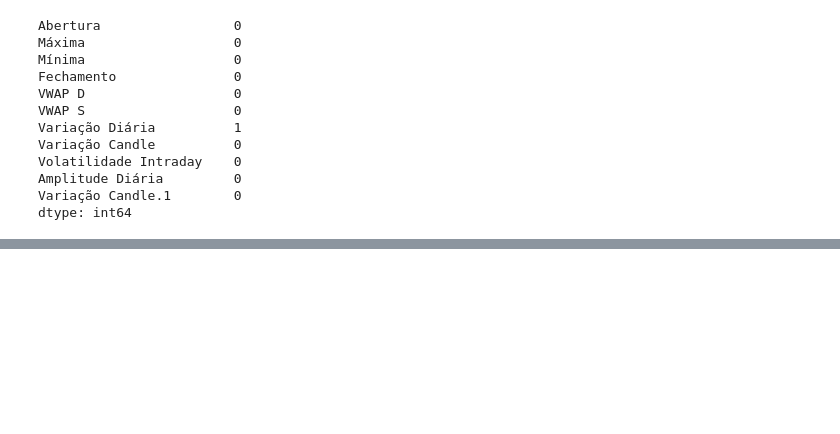
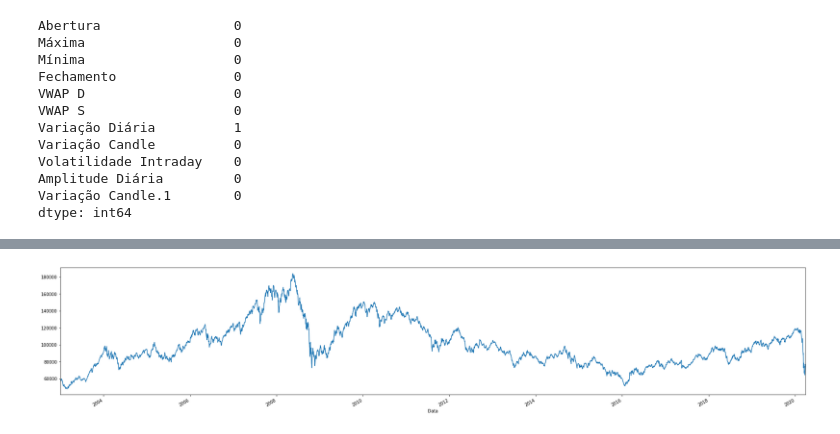
Before and after one commit to DAVIDKSOUSA/ESTUDO-INDFUT, a Jupyter notebook: Estudo Índice Futuro.ipynb, the cells around one changed output, grey strips where cells are left out. Cells and saved outputs as stored; diff of their text form; code cells hidden in the pictures; blank space fills up the shorter version.

```diff
--- a/Estudo Índice Futuro.ipynb
+++ b/Estudo Índice Futuro.ipynb
@@ -5,10 +5,12 @@
 
 Esse estudo irá trazer *insights* sobre as oscilações de preçoes no ÍNDICE FUTURO do Ibovespa (INDFUT).
 # %%
-#impoetação de bibliotecas.
+#importação de bibliotecas.
 import pandas as pd
+import numpy as np
+import matplotlib.pyplot as plt
 
-df = pd.read_excel("https://github.com/DAVIDKSOUSA/ESTUDO-INDFUT/blob/master/DataFrame%20INDFUT.xlsx?raw=true", index_col = "Data")
+df = pd.read_excel("https://github.com/DAVIDKSOUSA/ESTUDO-INDFUT/blob/master/DataFrame%20INDFUT.xlsx?raw=true", parse_dates=True, index_col = "Data")
 df.head(5)
 # %% [output]
 |  | Abertura | Máxima | Mínima | Fechamento | VWAP D | VWAP S | Variação Diária | Variação Candle | ... |
@@ -97,3 +98,13 @@ df.describe()
 | 50% | 93899.050000 | 95170.400000 | 92638.205000 | 93943.745000 | 94005.435000 | 93932.975000 | 0.000463 | -0.000432 | ... |
 | 75% | 115300.340000 | 116611.632500 | 114160.860000 | 115343.520000 | 115532.535000 | 115421.312500 | 0.010101 | 0.008841 | ... |
 | max | 184941.560000 | 185939.890000 | 182071.340000 | 184542.220000 | 183830.910000 | 183959.860000 | 0.143055 | 0.109283 | ... |
+# %%
+#Plotagem do Gráfico baseado na VWAP
+fig, ax=plt.subplots()
+
+df["VWAP D"].plot(kind="line", ax=ax, figsize=(25, 5))
+
+
+plt.tight_layout();
+# %% [output]
+[figure, added]
```
Also changed, not shown: parts of 2 cells of this notebook.
